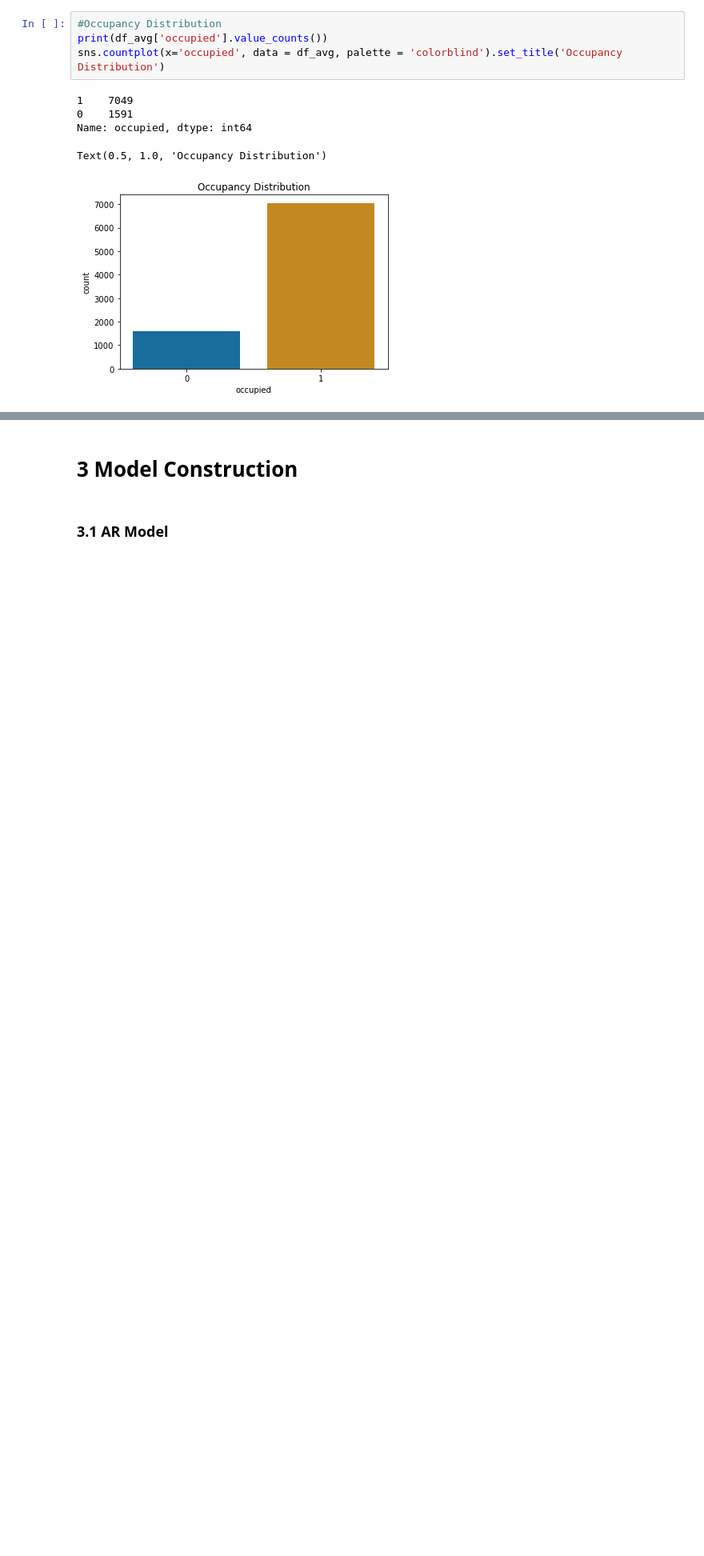
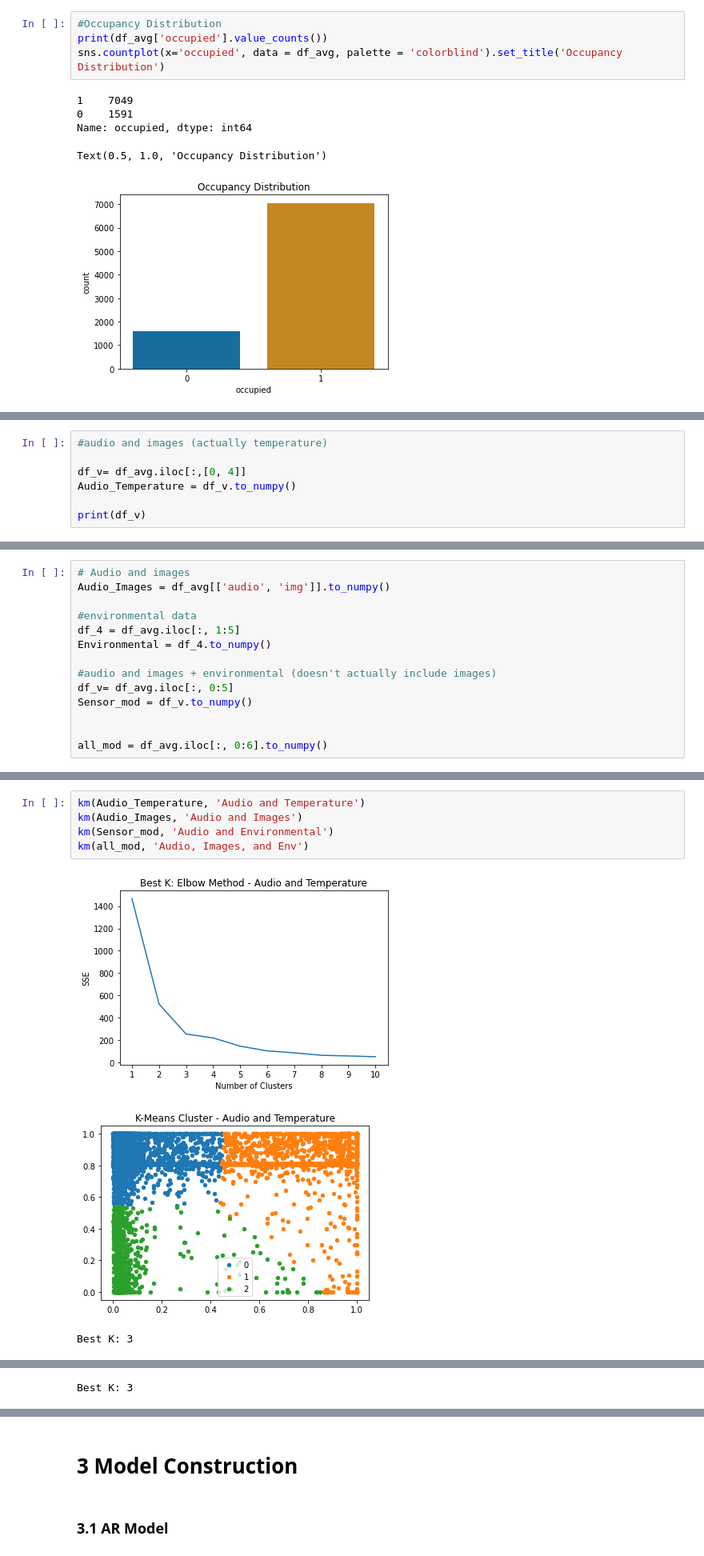
Before and after one commit to mhsjacoby/LogisticRegression_HPDmobile, a Jupyter notebook: FinalProject_Garland.ipynb, the cells around one changed output, grey strips where cells are left out. Shown at 80% size. Saved outputs shown, nothing was run; the diff lists cells and outputs as text; blank space fills up the shorter version.

```diff
--- a/FinalProject_Garland.ipynb
+++ b/FinalProject_Garland.ipynb
@@ -213,0 +214,7 @@ km(Sensor_mod)
+# %%
+#audio and images (actually temperature)
+
+df_v= df_avg.iloc[:,[0, 4]]
+Audio_Temperature = df_v.to_numpy()
+
+print(df_v)
@@ -213,0 +237,14 @@ km(Sensor_mod)
+# %%
+# Audio and images
+Audio_Images = df_avg[['audio', 'img']].to_numpy()
+
+#environmental data
+df_4 = df_avg.iloc[:, 1:5]
+Environmental = df_4.to_numpy()
+
+#audio and images + environmental (doesn't actually include images)
+df_v= df_avg.iloc[:, 0:5]
+Sensor_mod = df_v.to_numpy()
+
+
+all_mod = df_avg.iloc[:, 0:6].to_numpy()
@@ -213,0 +253,9 @@ km(Sensor_mod)
+# %%
+km(Audio_Temperature, 'Audio and Temperature')
+km(Audio_Images, 'Audio and Images')
+km(Sensor_mod, 'Audio and Environmental')
+km(all_mod, 'Audio, Images, and Env')
+# %% [output]
+[figure, added]
+[figure, added]
+Best K: 3
@@ -213,0 +264 @@ km(Sensor_mod)
+Best K: 3
```
Also changed, not shown: parts of 43 cells of this notebook, 2 other files.
